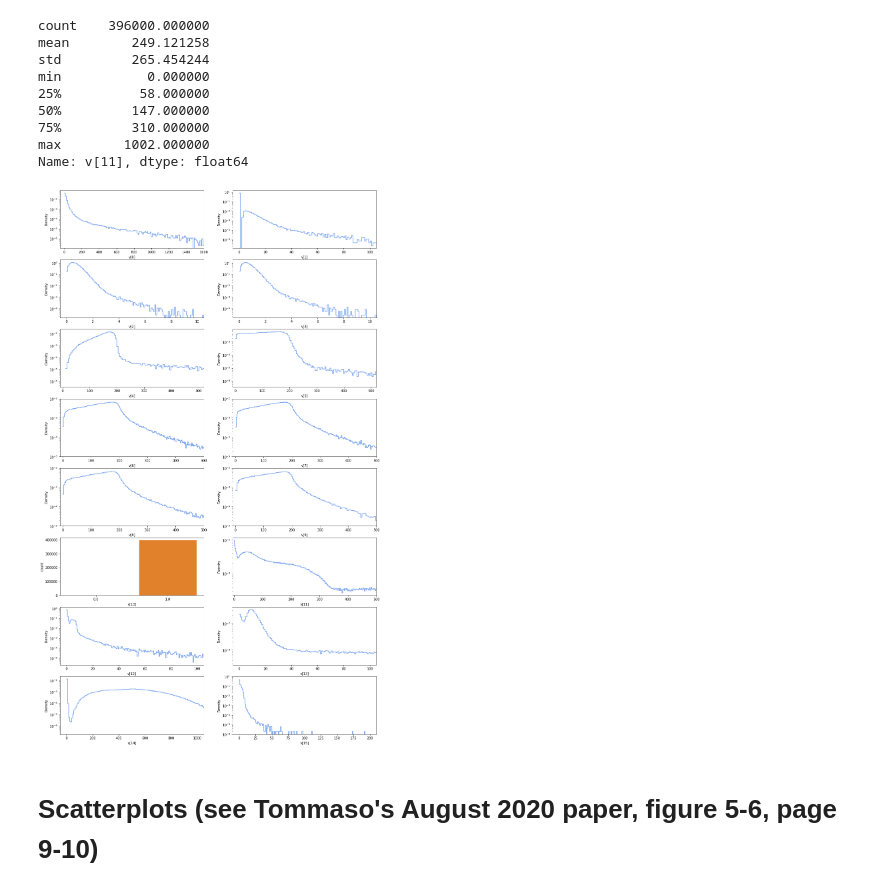
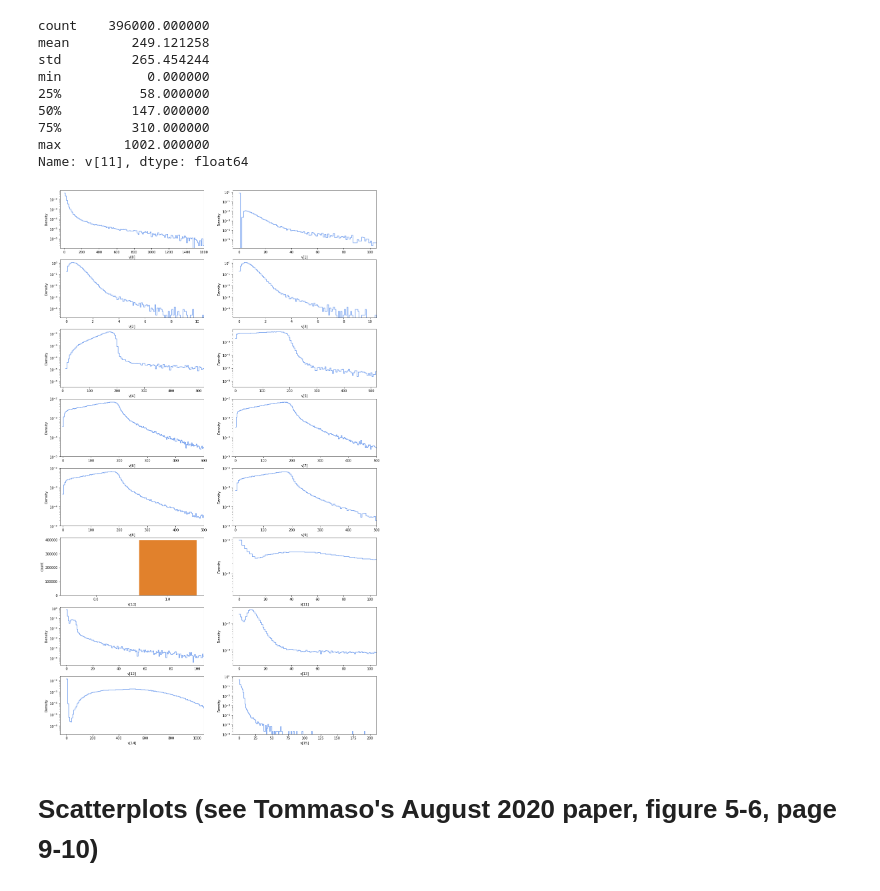
Before and after one commit to lucamasserano/muonEnergy-lfi, a Jupyter notebook: plotting/features.ipynb, the cells around one changed output. Cells and saved outputs as stored; diff of their text form; code cells hidden in the pictures.

```diff
--- a/plotting/features.ipynb
+++ b/plotting/features.ipynb
@@ -237,35 +247,35 @@ for row in range(8):
                 ax[row][col].set_xlim(left= -10, right=520)
                 bins = 400
             elif (i == 6) or (i == 7) or (i == 8) or (i == 9):
                 ax[row][col].set_xlim(left= -10, right=500)
                 ax[row][col].set_ylim(bottom= 1e-5, top=1e-2)
                 bins = 1600
             elif (i == 11):
-                ax[row][col].set_xlim(left=-5, right=500)
+                ax[row][col].set_xlim(left=-5, right=105)
                 bins = 500
             elif (i == 12):
                 ax[row][col].set_xlim(left=-5, right=105)
                 bins = 2500
             elif i == 13:
                 ax[row][col].set_xlim(left=-5, right=105)
                 bins = 1000
             elif i == 14:
                 ax[row][col].set_xlim(left=-50, right=1050)
             elif i == 15:
                 ax[row][col].set_ylim(bottom=1e-6, top=1e0)
                 ax[row][col].set_xlim(left=-10, right=210)
                 bins = 400
             else:
                 ax[row][col].set_xlim(left= -10, right=520)
             ax[row][col].set_yscale('log')
             ax[row][col].set_yscale('log')
             n_unique_obs = len(data.loc[:, f'v[{i}]'].unique())
             #sns.distplot(data.loc[:, f'v[{i}]'], ax=ax[row][col], kde=False, bins=bins,
             #             hist_kws={"histtype": "step"}, color='blue', norm_hist=True)
             sns.histplot(data.loc[:, f'v[{i}]'], ax=ax[row][col], bins=bins, stat='density', element='step', color='cornflowerblue', fill=False)
             i += 1
 # %% [output]
-[figure, old version]
+[figure, new version]
 # %% [markdown]
 # Scatterplots (see Tommaso's August 2020 paper, figure 5-6, page 9-10)
 # %% [markdown]
```
Also changed, not shown: parts of 2 cells of this notebook, 15 other files.
